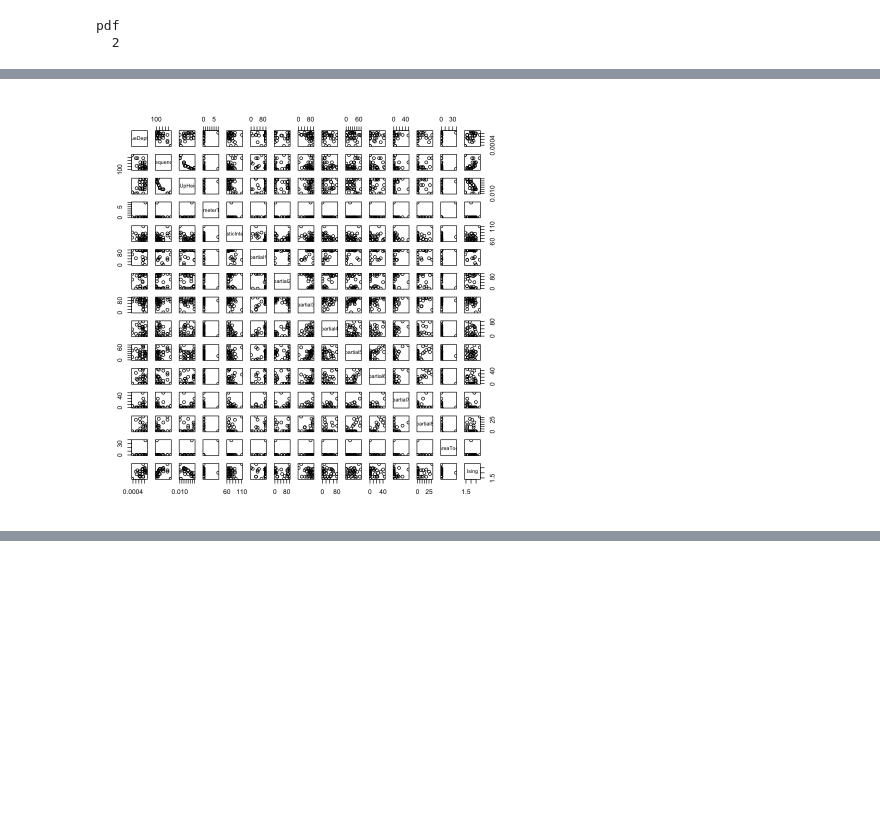
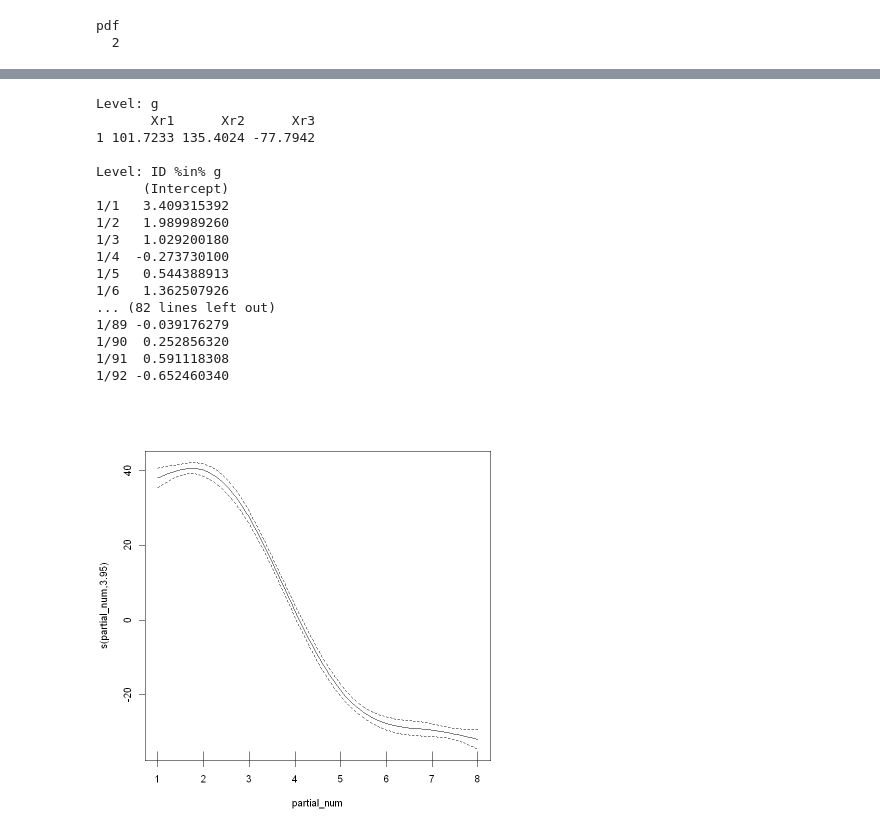
Before and after one commit to mcyanam/STAT409Project, a Jupyter notebook: jnp/rCode.ipynb, the cells around one changed output, grey strips where cells are left out. Cells and saved outputs as stored; diff of their text form; code cells hidden in the pictures; blank space fills up the shorter version.

```diff
--- a/jnp/rCode.ipynb
+++ b/jnp/rCode.ipynb
@@ -97,5 +96,49 @@ str(organ)
  $ Ising            : num  1.42 1.42 2.33 2.4 2.11 ...
-# %%
-plot(organ)
-# %% [output]
-[figure, removed]
+# %%
+library(tidyverse)
+library(mgcv)
+library(nlme)
+
+# Read CSV file
+Organ2 <- read_csv("Organ2_final.csv") %>%
+  mutate(ID = row_number()) %>%
+  pivot_longer(cols = contains("Partial"),
+               names_to = "name_p",
+               values_to = "partial_value") %>%
+  mutate(type = map_chr(name_p, ~ str_split(.x, pattern = "Partial")[[1]][1]),
+         partial_num = as.numeric(map_chr(name_p, ~ str_split(.x, pattern = "Partial")[[1]][2])))
+
+# Summarize data
+summaryData <- Organ2 %>%
+  select(ID, partial_num, isBourdon:acousticIntensity, partial_value) %>%
+  group_by(ID, partial_num, isBourdon, cutUpHeight, diameterToe, acousticIntensity) %>%
+  summarise(partial_value = mean(partial_value, na.rm = TRUE)) %>%
+  mutate(ID = as.factor(ID)) %>%
+  ungroup()
+
+# Plot results
+summaryData %>%
+  ggplot(aes(x = partial_num, y = partial_value, group = ID, color = ID)) +
+  geom_line() +
+  geom_point() +
+  scale_color_viridis_d()
+
+#--------------------------------------
+#-------- GAM Modeling
+#--------------------------------------
+mod1 <- gamm(partial_value ~ s(partial_num, k = 5),
+             random = list(ID = ~1),
+             data = summaryData,
+             correlation = corAR1(form = ~ partial_num | ID))
+
+# Model summaries
+summary(mod1$gam)
+summary(mod1$lme)
+
+# Plot results
+plot(mod1$gam)
+
+# Extract random effects
+refa <- ranef(mod1$lme)
+print(refa)
+# %% [output]
@@ -101,0 +199,18 @@ plot(organ)
+Level: g
+       Xr1      Xr2      Xr3
+1 101.7233 135.4024 -77.7942
+
+Level: ID %in% g
+      (Intercept)
+1/1   3.409315392
+1/2   1.989989260
+1/3   1.029200180
+1/4  -0.273730100
+1/5   0.544388913
+1/6   1.362507926
+... (82 lines left out)
+1/89 -0.039176279
+1/90  0.252856320
+1/91  0.591118308
+1/92 -0.652460340
+[figure, added]
```
Also changed, not shown: parts of 10 cells of this notebook, 3 other files.
